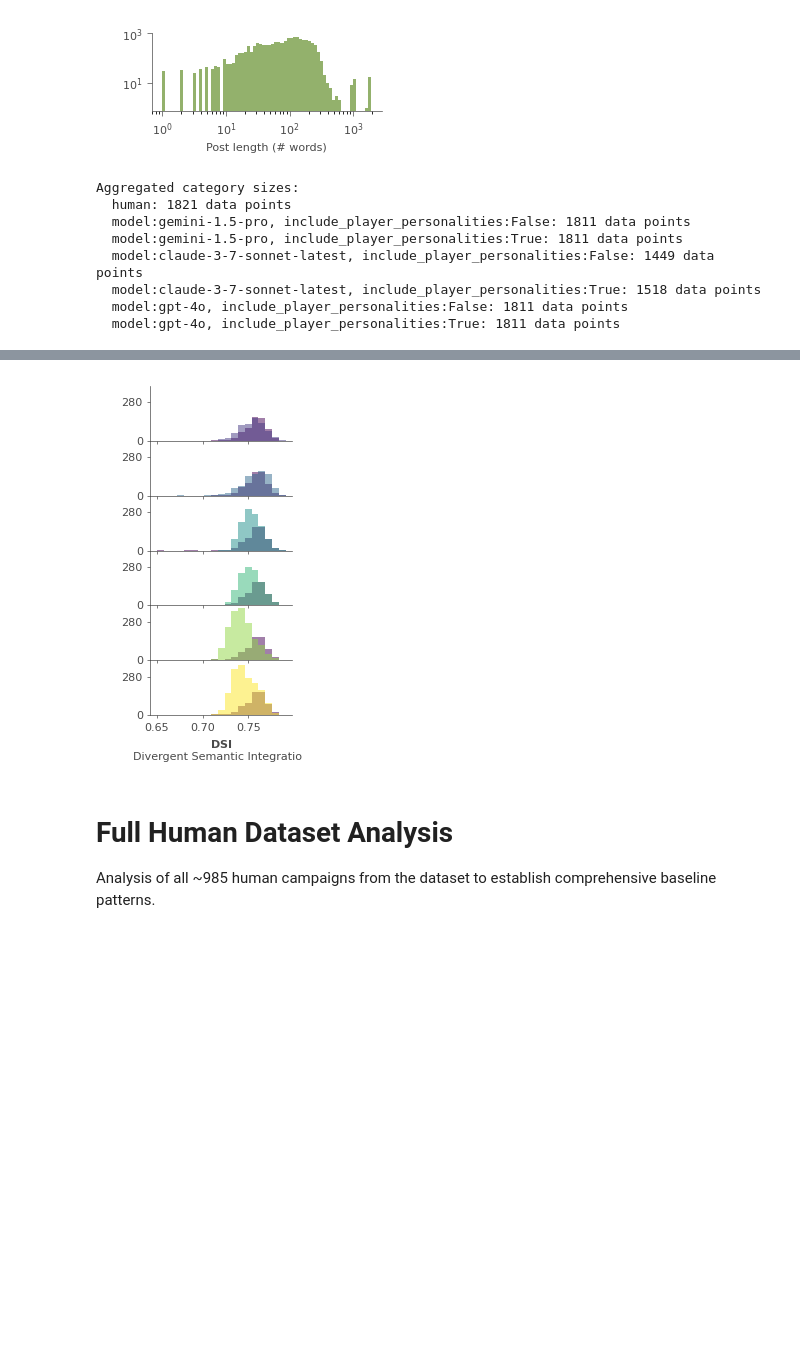
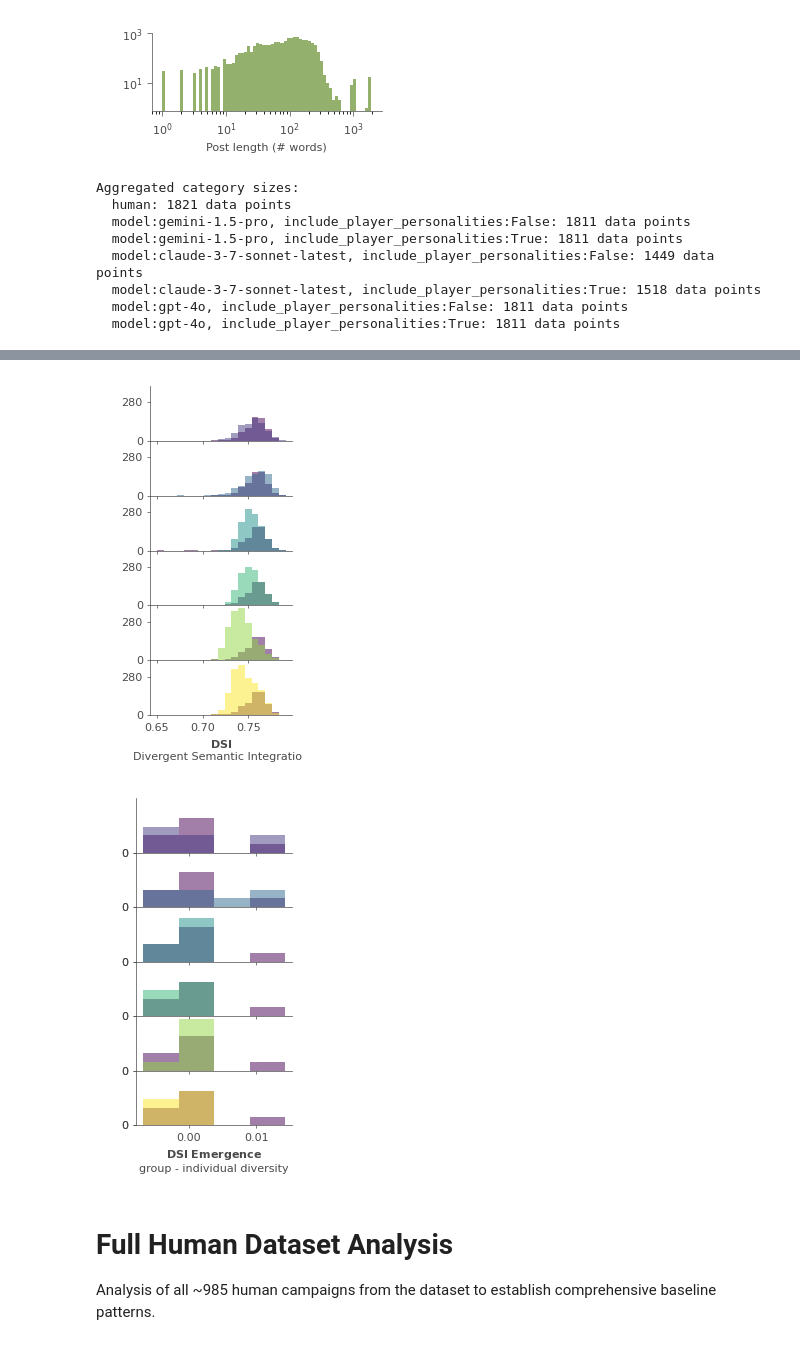
Before and after one commit to AnnieStephenson/dnd-dynamics, a Jupyter notebook: tutorials/game_log_analysis_tutorial.ipynb, the cells around one changed output, grey strips where cells are left out. Saved outputs shown, nothing was run; the diff lists cells and outputs as text; code cells hidden in the pictures; blank space fills up the shorter version.

```diff
--- a/tutorials/game_log_analysis_tutorial.ipynb
+++ b/tutorials/game_log_analysis_tutorial.ipynb
@@ -702,6 +659,11 @@ jaccard_agg, _ = aggregate_by_category(cohesion_session_scores, campaign_names,
 session_cohesion_agg, _ = aggregate_by_category(session_cohesion_data, campaign_names, categories, CATEGORY_ORDER)
 sequential_cohesion_agg, _ = aggregate_by_category(sequential_cohesion_data, campaign_names, categories, CATEGORY_ORDER)
 dsi_agg, _ = aggregate_by_category(dsi_scene_scores, campaign_names, categories, CATEGORY_ORDER)
+
+# DSI emergence is one value per campaign, wrap each in array for aggregation
+dsi_emergence_agg, _ = aggregate_by_category(
+    [[v] for v in dsi_emergence_data], campaign_names, categories, CATEGORY_ORDER
+)
 
 # Check category sizes
 print("Aggregated category sizes:")
@@ -756,33 +718,46 @@ plot_comparison_histograms(
     figsize=(2.1, 4))
 plt.tight_layout()
 plt.subplots_adjust(hspace=0)
 plt.savefig(OUTPUT_DIR / 'human_vs_llm_sequential_cohesion.pdf', transparent=True)
 
 # DSI comparison
 plot_comparison_histograms(
     dsi_agg,
     bins=20,
     log_bins=False,
     ylabel=" ",
     xlabel=r'$\mathbf{DSI}$' + '\nDivergent Semantic Integration',
     figsize=(2.1, 4))
 plt.tight_layout()
 plt.subplots_adjust(hspace=0)
 plt.savefig(OUTPUT_DIR / 'human_vs_llm_dsi.pdf', transparent=True)
+
+# DSI Emergence comparison
+plot_comparison_histograms(
+    dsi_emergence_agg,
+    bins=5,
+    log_bins=False,
+    ylabel=" ",
+    xlabel=r'$\mathbf{DSI\ Emergence}$' + '\ngroup - individual diversity',
+    figsize=(2.1, 4))
+plt.tight_layout()
+plt.subplots_adjust(hspace=0)
+plt.savefig(OUTPUT_DIR / 'human_vs_llm_dsi_emergence.pdf', transparent=True)
 # %% [output]
 Aggregated category sizes:
   human: 1821 data points
   model:gemini-1.5-pro, include_player_personalities:False: 1811 data points
   model:gemini-1.5-pro, include_player_personalities:True: 1811 data points
   model:claude-3-7-sonnet-latest, include_player_personalities:False: 1449 data points
   model:claude-3-7-sonnet-latest, include_player_personalities:True: 1518 data points
   model:gpt-4o, include_player_personalities:False: 1811 data points
   model:gpt-4o, include_player_personalities:True: 1811 data points
 [figure]
 [figure]
 [figure]
 [figure]
 [figure]
+[figure, added]
 # %% [markdown]
 # Full Human Dataset Analysis
 
```
Also changed, not shown: parts of 5 cells of this notebook, 1 other file.
